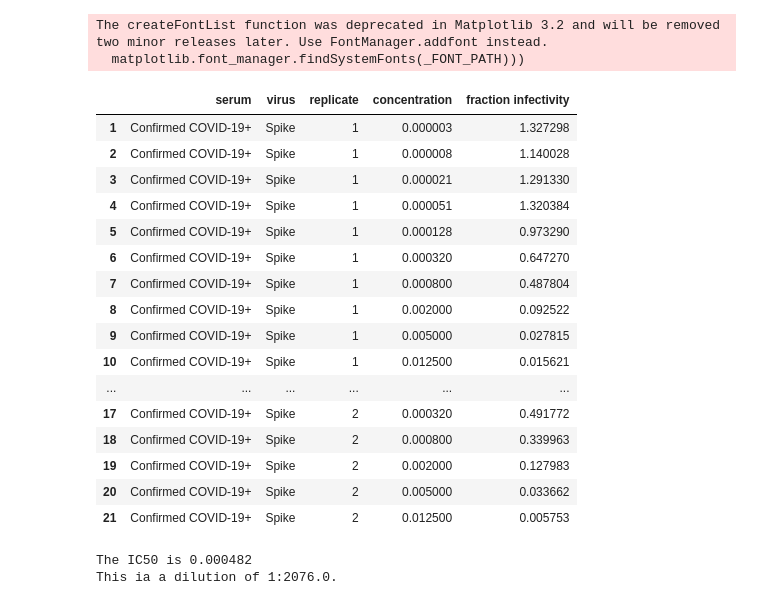
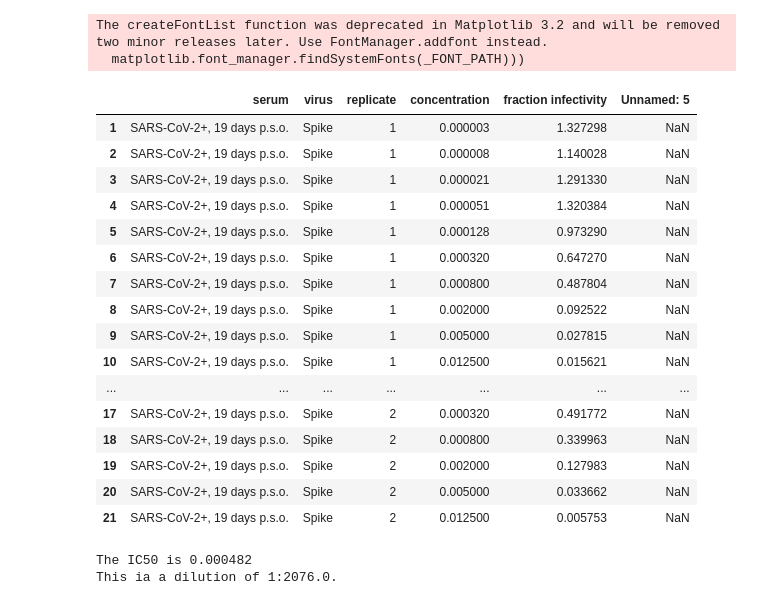
Before and after one commit to jbloomlab/SARS-CoV-2_lentiviral_pseudotype, a Jupyter notebook: figures/200417_DifTails_Serum_Neuts.ipynb, the cells around one changed output. Saved outputs shown, nothing was run; the diff lists cells and outputs as text; code cells hidden in the pictures.

```diff
--- a/figures/200417_DifTails_Serum_Neuts.ipynb
+++ b/figures/200417_DifTails_Serum_Neuts.ipynb
@@ -9,30 +9,30 @@ The createFontList function was deprecated in Matplotlib 3.2 and will be removed
 CBP = neutcurve.colorschemes.CBPALETTE
 CBM = neutcurve.colorschemes.CBMARKERS
 # %%
-df = pd.read_csv('./neut_curves/spike_fracinfect_serum.csv')
+df = pd.read_csv('./spike_fracinfect_serum.csv')
 # %%
 pos_serum_df = df[df['serum'] == 'COVID+'].copy()
 pos_serum_df.drop([0, 11, 22, 33, 44, 55], inplace=True)
-pos_serum_df.replace('COVID+', 'Confirmed COVID-19+', inplace=True)
+pos_serum_df.replace('COVID+', 'SARS-CoV-2+, 19 days p.s.o.', inplace=True)
 display(pos_serum_df[pos_serum_df['virus'] == 'Spike'])
 # %% [output]
-|  | serum | virus | replicate | concentration | fraction infectivity |
-| 1 | Confirmed COVID-19+ | Spike | 1 | 0.000003 | 1.327298 |
-| 2 | Confirmed COVID-19+ | Spike | 1 | 0.000008 | 1.140028 |
-| 3 | Confirmed COVID-19+ | Spike | 1 | 0.000021 | 1.291330 |
-| 4 | Confirmed COVID-19+ | Spike | 1 | 0.000051 | 1.320384 |
-| 5 | Confirmed COVID-19+ | Spike | 1 | 0.000128 | 0.973290 |
-| 6 | Confirmed COVID-19+ | Spike | 1 | 0.000320 | 0.647270 |
-| 7 | Confirmed COVID-19+ | Spike | 1 | 0.000800 | 0.487804 |
-| 8 | Confirmed COVID-19+ | Spike | 1 | 0.002000 | 0.092522 |
-| 9 | Confirmed COVID-19+ | Spike | 1 | 0.005000 | 0.027815 |
-| 10 | Confirmed COVID-19+ | Spike | 1 | 0.012500 | 0.015621 |
-| ... | ... | ... | ... | ... | ... |
-| 17 | Confirmed COVID-19+ | Spike | 2 | 0.000320 | 0.491772 |
-| 18 | Confirmed COVID-19+ | Spike | 2 | 0.000800 | 0.339963 |
-| 19 | Confirmed COVID-19+ | Spike | 2 | 0.002000 | 0.127983 |
-| 20 | Confirmed COVID-19+ | Spike | 2 | 0.005000 | 0.033662 |
-| 21 | Confirmed COVID-19+ | Spike | 2 | 0.012500 | 0.005753 |
+|  | serum | virus | replicate | concentration | fraction infectivity | Unnamed: 5 |
+| 1 | SARS-CoV-2+, 19 days p.s.o. | Spike | 1 | 0.000003 | 1.327298 | NaN |
+| 2 | SARS-CoV-2+, 19 days p.s.o. | Spike | 1 | 0.000008 | 1.140028 | NaN |
+| 3 | SARS-CoV-2+, 19 days p.s.o. | Spike | 1 | 0.000021 | 1.291330 | NaN |
+| 4 | SARS-CoV-2+, 19 days p.s.o. | Spike | 1 | 0.000051 | 1.320384 | NaN |
+| 5 | SARS-CoV-2+, 19 days p.s.o. | Spike | 1 | 0.000128 | 0.973290 | NaN |
+| 6 | SARS-CoV-2+, 19 days p.s.o. | Spike | 1 | 0.000320 | 0.647270 | NaN |
+| 7 | SARS-CoV-2+, 19 days p.s.o. | Spike | 1 | 0.000800 | 0.487804 | NaN |
+| 8 | SARS-CoV-2+, 19 days p.s.o. | Spike | 1 | 0.002000 | 0.092522 | NaN |
+| 9 | SARS-CoV-2+, 19 days p.s.o. | Spike | 1 | 0.005000 | 0.027815 | NaN |
+| 10 | SARS-CoV-2+, 19 days p.s.o. | Spike | 1 | 0.012500 | 0.015621 | NaN |
+| ... | ... | ... | ... | ... | ... | ... |
+| 17 | SARS-CoV-2+, 19 days p.s.o. | Spike | 2 | 0.000320 | 0.491772 | NaN |
+| 18 | SARS-CoV-2+, 19 days p.s.o. | Spike | 2 | 0.000800 | 0.339963 | NaN |
+| 19 | SARS-CoV-2+, 19 days p.s.o. | Spike | 2 | 0.002000 | 0.127983 | NaN |
+| 20 | SARS-CoV-2+, 19 days p.s.o. | Spike | 2 | 0.005000 | 0.033662 | NaN |
+| 21 | SARS-CoV-2+, 19 days p.s.o. | Spike | 2 | 0.012500 | 0.005753 | NaN |
 # %%
 naive_df = df[(df['serum'] == 'Pool 2017-2018') |
               (df['serum'] == 'Naive, 69 yo')].copy().reset_index(drop=True)
```
Also changed, not shown: parts of 10 cells of this notebook, 2 other files.
